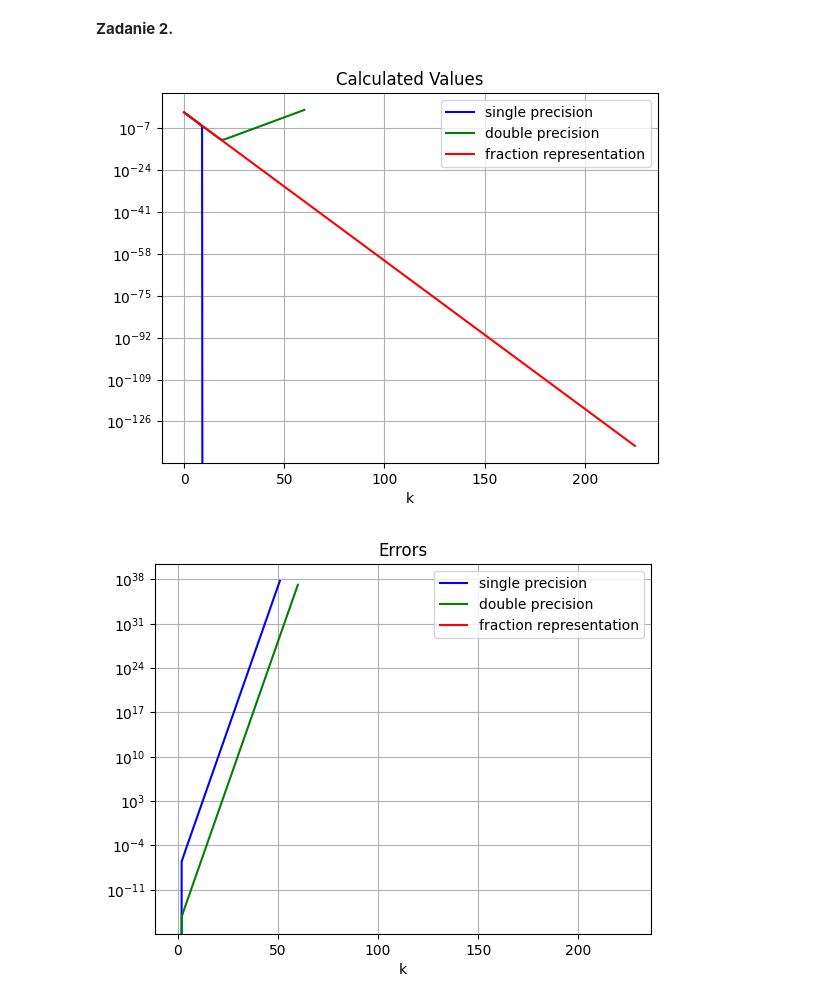
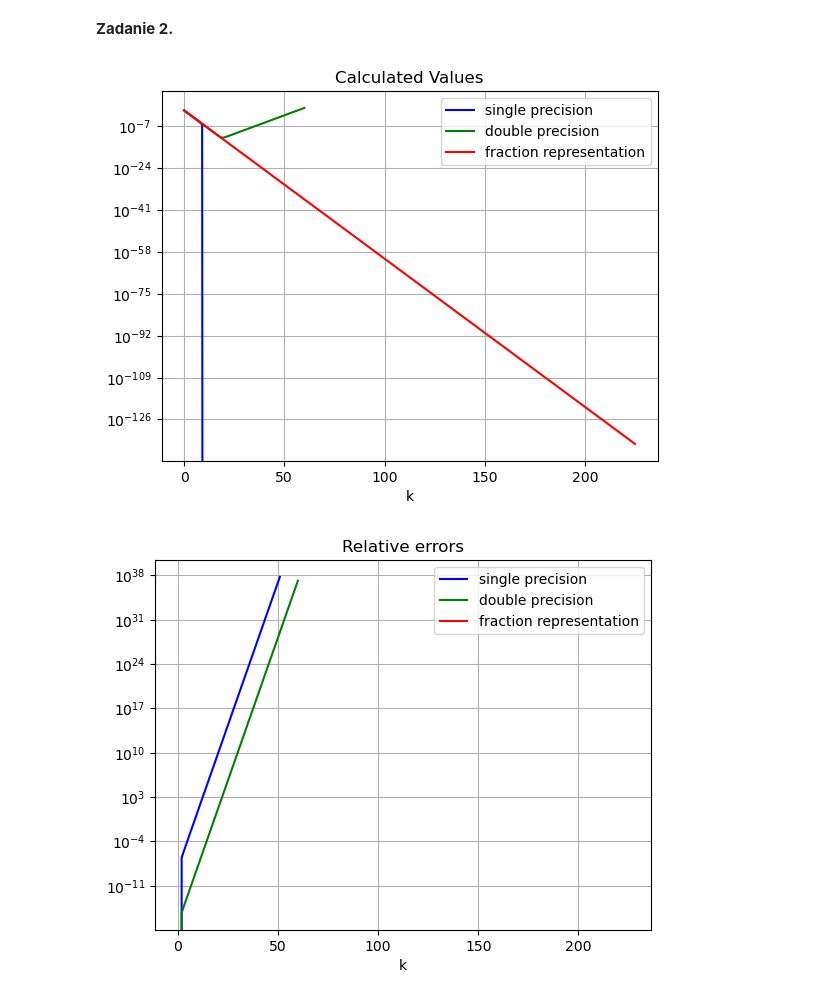
Before and after one commit to baramundi666/Computation-Methods-for-Science-and-Technology, a Jupyter notebook: lab-1/main.ipynb, the cells around one changed output. Drawn from its saved outputs; the diff is of its cells as text; code cells hidden in the pictures.

```diff
--- a/lab-1/main.ipynb
+++ b/lab-1/main.ipynb
@@ -80,34 +80,35 @@ plt.title("Calculated Values")
 plt.plot(k, x[:,0], 'b', label='single precision')
 # Double precision, n = 60
 plt.plot(k[:61], x[:61,1], 'g', label='double precision')
 # Fraction representation, n = 225
 plt.plot(k, x[:,2], 'r', label='fraction representation')
 # Real value
 # plt.plot(k, real_values, 'purple', label='real values')
 plt.legend()
 
 plt.grid(True)
 plt.show()
 
-# Errors:
+# Relative errors:
 
 plt.yscale("log")
 plt.xlabel('k')
-plt.title("Errors")
+plt.title("Relative errors")
 
 # Single precision, n = 225
 plt.plot(k, np.abs((x[:,0]-real_values[0,:])/real_values[0,:]), 'b',
          label='single precision')
 # Double precision, n = 60
 plt.plot(k[:61], np.abs((x[:61,1]-real_values[1,:61])/real_values[1,:61]),
           'g', label='double precision')
 # Fraction representation, n = 225
 plt.plot(k, np.abs((x[:,2]-real_values[2,:])/real_values[2,:]), 'r',
          label='fraction representation')
 plt.legend()
 
 plt.grid(True)
+plt.savefig('a')
 plt.show()
 # %% [output]
-[figure, old version]
+[figure, new version]
-[figure, old version]
+[figure, new version]
```
Also changed, not shown: parts of 2 cells of this notebook, 3 other files.
